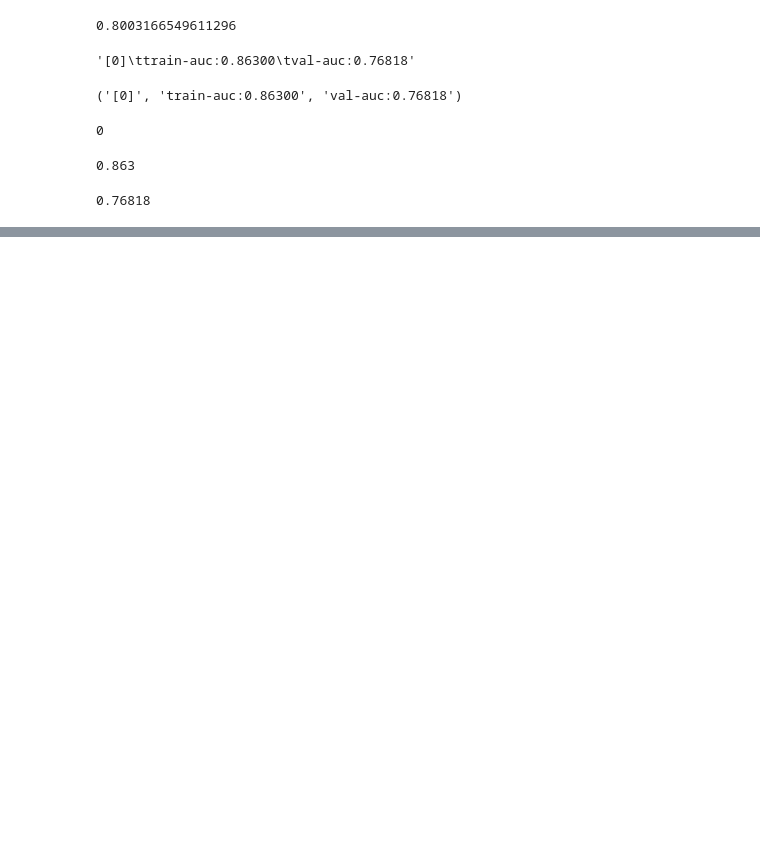
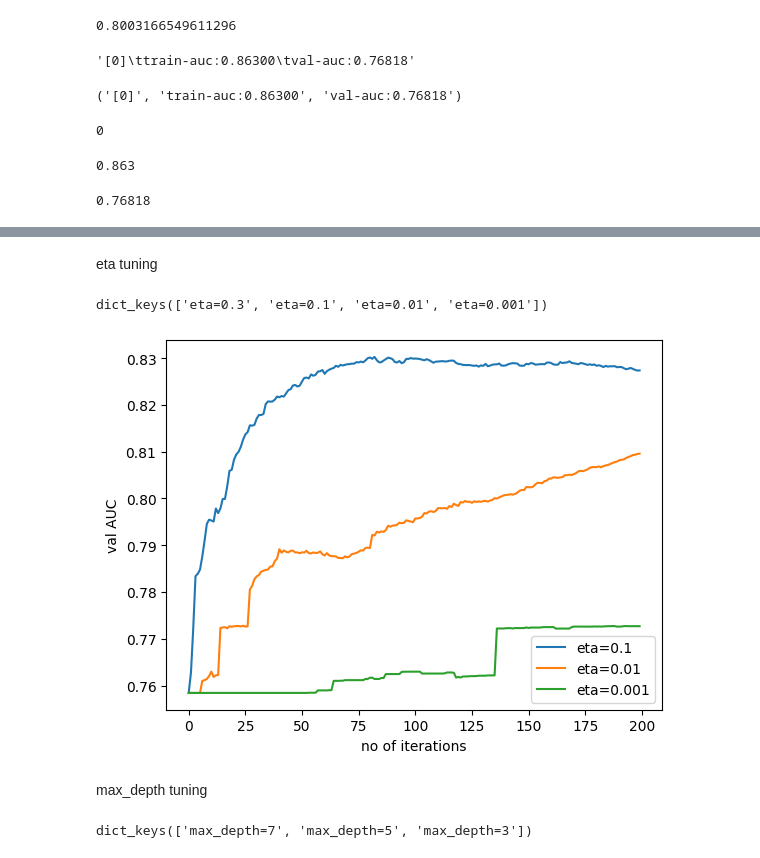
Before and after one commit to Joon-hub/MLZoomcamp, a Jupyter notebook: Week_6_Trees_and_Ensemble_models/DecisionTree.ipynb, the cells around one changed output, grey strips where cells are left out. Drawn from its saved outputs; the diff is of its cells as text; code cells hidden in the pictures; blank space fills up the shorter version.

```diff
--- a/Week_6_Trees_and_Ensemble_models/DecisionTree.ipynb
+++ b/Week_6_Trees_and_Ensemble_models/DecisionTree.ipynb
@@ -801,0 +823,4 @@ plt.show()
+# %% [markdown]
+eta tuning
+# %%
+scores = {}
@@ -801,0 +849,6 @@ plt.show()
+# %%
+key = f"eta={xgb_params['eta']}"
+scores[key] = parse_xgb_output(output)
+scores.keys()
+# %% [output]
+dict_keys(['eta=0.3', 'eta=0.1', 'eta=0.01', 'eta=0.001'])
@@ -801,0 +857,11 @@ plt.show()
+# %%
+for max_depth, df_score in scores.items():
+    plt.plot(df_score.num_iter, df_score.val_auc, label = max_depth)
+plt.xlabel("no of iterations")
+plt.ylabel("val AUC")
+plt.legend()
+plt.show()
+# %% [output]
+[figure, added]
+# %% [markdown]
+max_depth tuning
@@ -801,0 +893,6 @@ plt.show()
+# %%
+key = 'max_depth=%s' % (xgb_params['max_depth'])
+scores[key] = parse_xgb_output(output)
+scores.keys()
+# %% [output]
+dict_keys(['max_depth=7', 'max_depth=5', 'max_depth=3'])
```
Also changed, not shown: parts of 51 cells of this notebook, 1 other file.
